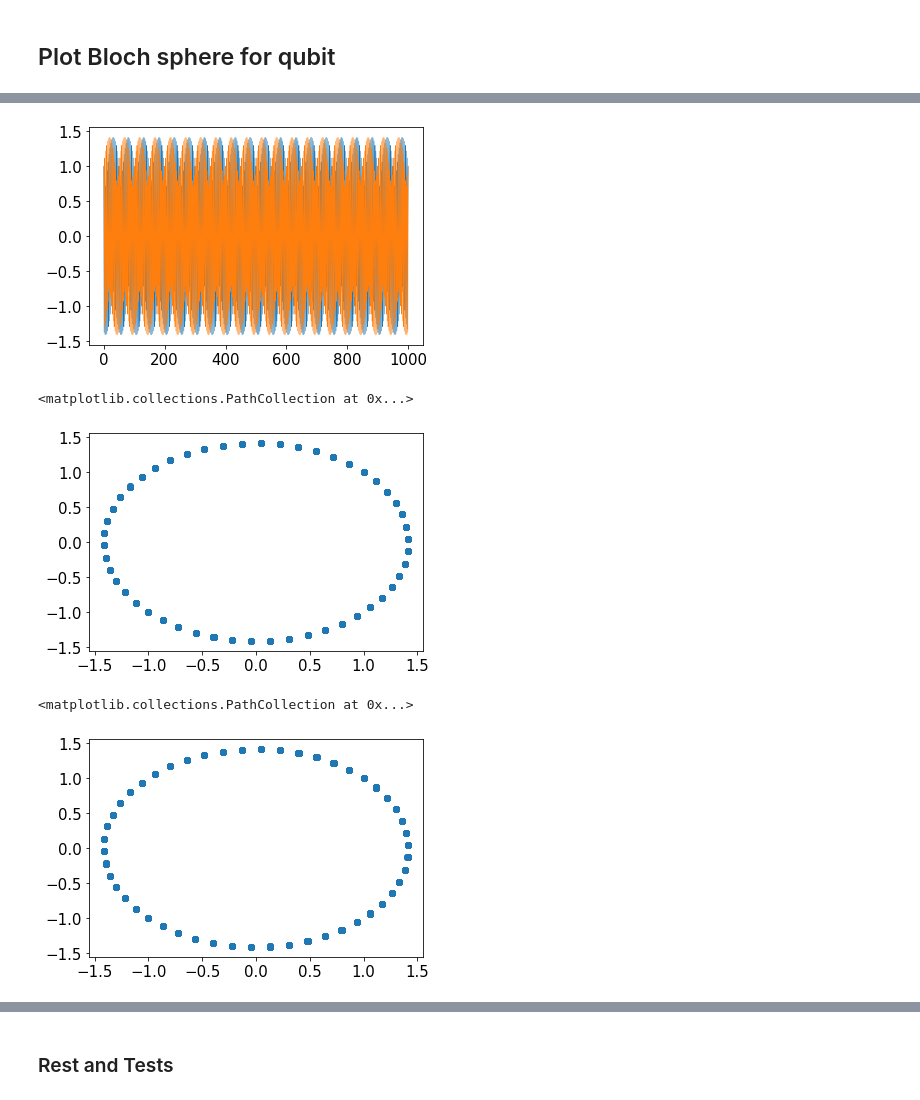
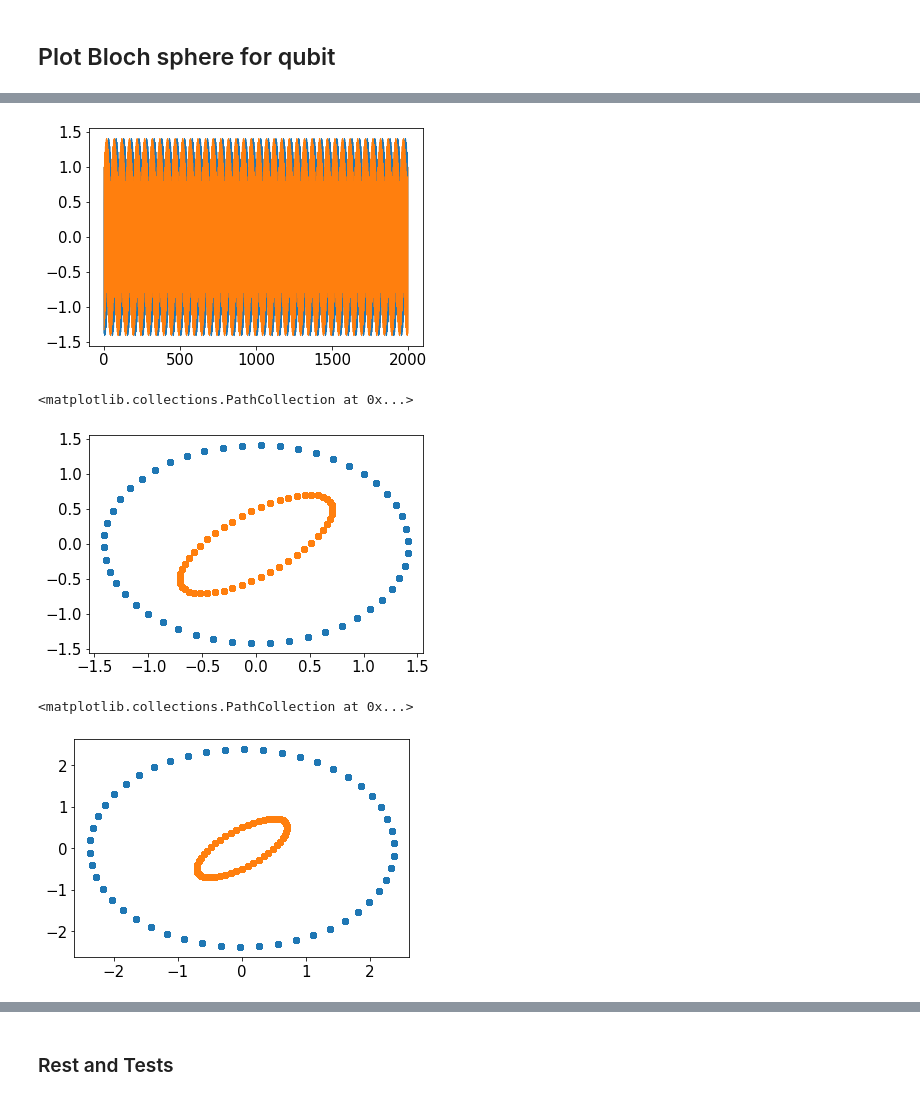
Before and after one commit to propellermint/Dynamic-chaos-in-the-kicked-photon-qubit-atom, a Jupyter notebook: Kicked Qubit.ipynb, the cells around one changed output, grey strips where cells are left out. Saved outputs shown, nothing was run; the diff lists cells and outputs as text; code cells hidden in the pictures.

```diff
--- a/Kicked Qubit.ipynb
+++ b/Kicked Qubit.ipynb
@@ -32,14 +32,15 @@ Tk = 2 * np.pi *r / w  #  period of an external driving force
 T = Tk
 Tq = 2 * Tk           # pulse repetition period
 
-ge = 0.0002              #  coupling parameter
-phi = 2.0               #  external driving force amplitude
+ge = 0.0              #  coupling parameter
+phi = 0.0002               #  external driving force amplitude
 q0 = 1                 #  initial coordinate
 p0 = 1                 #  initial impulse
 u0 = np.sqrt(2/4)   #  initial spinor component U
 v0 = np.sqrt(2j/4)      #  initial spinor component V
 
-n_steps = 1000        #  number of periods
+n_steps = 2000       #  number of periods
+
 print('Tk = ', Tk)
 print('Tq = ', Tq)
 
@@ -343,12 +344,13 @@ plt.plot(np.real(Q), linewidth=0.5)
 plt.plot(np.real(P), linewidth=0.5)
 plt.show()
 plt.scatter(np.real(Q), np.real(P))
+plt.scatter(np.real(U), np.real(V))
 # %% [output]
-[figure, old version]
+[figure, new version]
 <matplotlib.collections.PathCollection at 0x...>
-[figure, old version]
+[figure, new version]
 # %%
-delta = 1e-7
+delta = 1e-15
 
 Q1 = np.zeros(n_steps + 1, dtype=complex)
 P1 = np.zeros(n_steps + 1, dtype=complex)
@@ -361,34 +363,35 @@ U1[0] = u0
 V1[0] = v0
 
 mxsteps = n_steps  #  step number in solving diff. equation
 
 if n_steps <= 1000:
     mxsteps = 1000
 
 #  mapping for (p, q, u, v)
 for n in notebook.tqdm(range(1, n_steps + 1)):
 
     tn = Tq * (n - 1)
 
     p0 = P1[n - 1]
     q0 = Q1[n - 1]
     u0 = (np.cos(phi) * U1[n - 1] - 1j * np.sin(phi) * V1[n - 1])*np.exp(- 1j * w2 * Tq / 2)
     v0 = (-1j * np.sin(phi) * U1[n - 1] + np.cos(phi) * V1[n - 1])*np.exp(1j * w2 * Tq / 2)
 
     z0 = [p0, q0, u0, v0]
 
     sol = odeintw(func, z0, [tn ,tn + Tq], atol=1e-12, rtol=1e-10, mxstep=mxsteps)
     #print(sol)
     P1[n] = sol[-1,0]
     Q1[n] = sol[-1,1]
     U1[n] = sol[-1,2]
     V1[n] = sol[-1,3]
 #print(P)
 
 plt.scatter(np.real(Q1), np.real(P1))
+plt.scatter(np.real(U1), np.real(V1))
 # %% [output]
 <matplotlib.collections.PathCollection at 0x...>
-[figure, old version]
+[figure, new version]
 # %%
 dx = [xtt - xttv for xtt, xttv in zip(np.real(Q), np.real(Q1))]
 dp = [ptt - pttv for ptt, pttv in zip(np.real(P), np.real(P1))]
```
Also changed, not shown: parts of 18 cells of this notebook, 6 other files.
